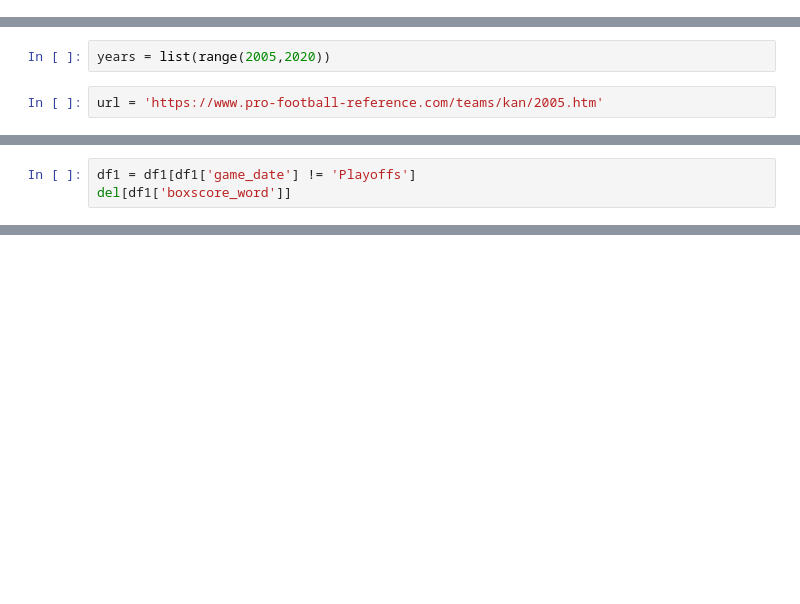
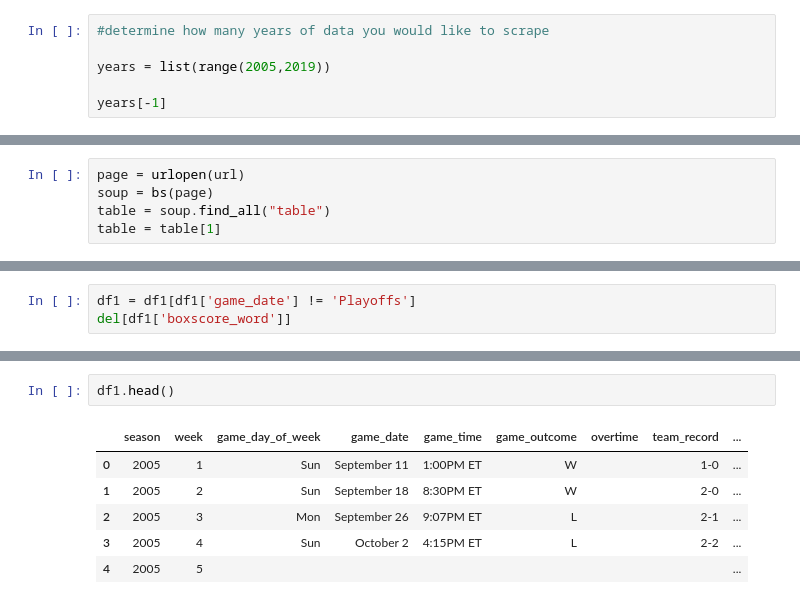
Before and after one commit to afolz121/chiefs_attendance_model, a Jupyter notebook: chiefs_data_scrape.ipynb, the cells around one changed output, grey strips where cells are left out. Cells and saved outputs as stored; diff of their text form; blank space fills up the shorter version.

```diff
--- a/chiefs_data_scrape.ipynb
+++ b/chiefs_data_scrape.ipynb
@@ -16,0 +30,6 @@ pd.set_option('max_columns', 100)
+# %%
+#determine how many years of data you would like to scrape
+
+years = list(range(2005,2019))
+
+years[-1]
@@ -26,4 +46,5 @@ table = table[1]
-# %%
-years = list(range(2005,2020))
-# %%
-url = 'https://www.pro-football-reference.com/teams/kan/2005.htm'
+# %%
+page = urlopen(url)
+soup = bs(page)
+table = soup.find_all("table")
+table = table[1]
@@ -144,0 +364,9 @@ df1[df1['game_location'] == 'home'].tail(10)
+# %%
+df1.head()
+# %% [output]
+|  | season | week | game_day_of_week | game_date | game_time | game_outcome | overtime | team_record | ... |
+| 0 | 2005 | 1 | Sun | September 11 | 1:00PM ET | W |  | 1-0 | ... |
+| 1 | 2005 | 2 | Sun | September 18 | 8:30PM ET | W |  | 2-0 | ... |
+| 2 | 2005 | 3 | Mon | September 26 | 9:07PM ET | L |  | 2-1 | ... |
+| 3 | 2005 | 4 | Sun | October 2 | 4:15PM ET | L |  | 2-2 | ... |
+| 4 | 2005 | 5 |  |  |  |  |  |  | ... |
```
Also changed, not shown: parts of 28 cells of this notebook, 3 other files.
